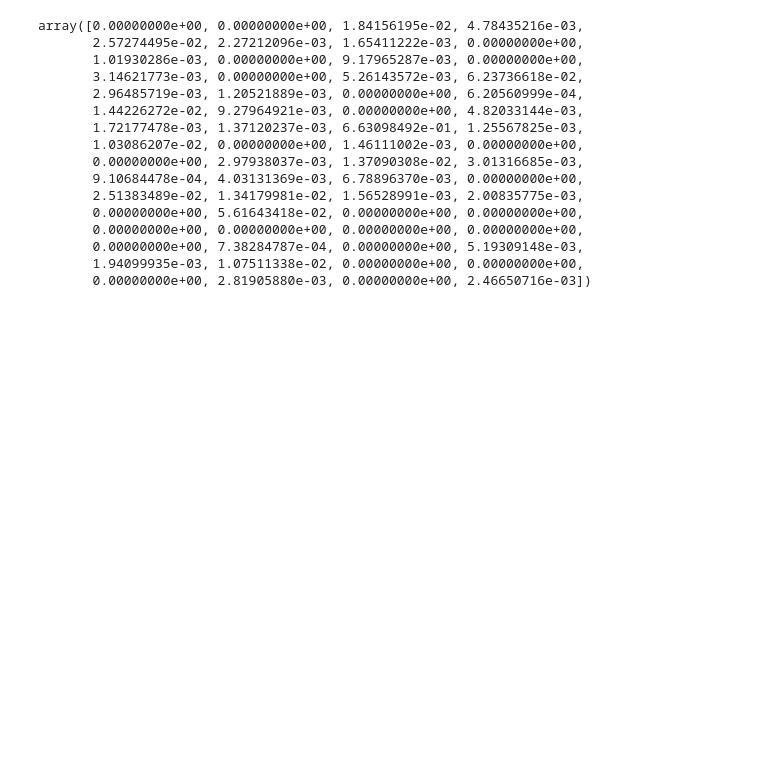
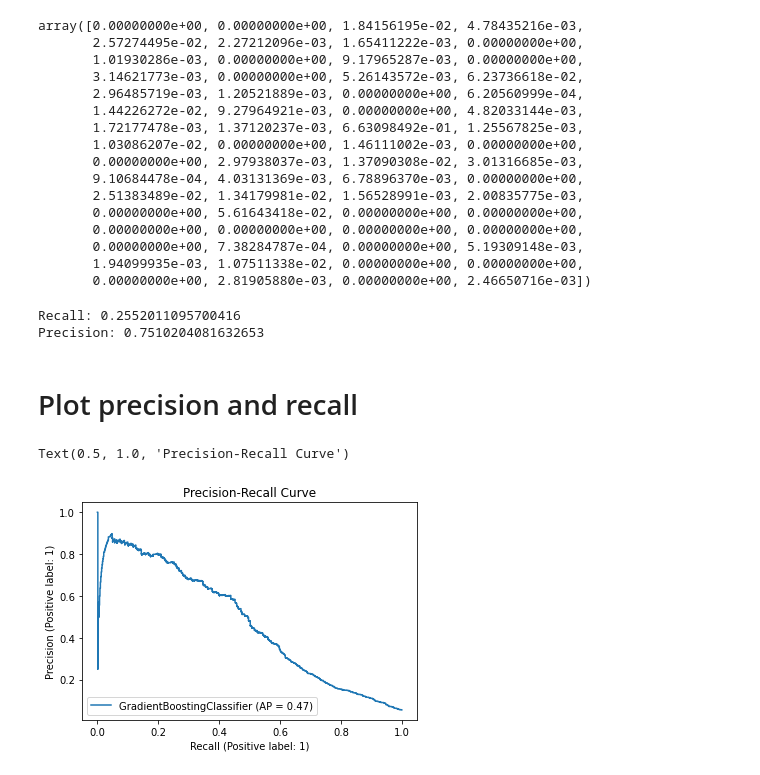
Before and after one commit to bSharpCyclist/MSDS-7333-QTW, a Jupyter notebook: Fabio_Case_4 copy.ipynb, the cells around one changed output. Drawn from its saved outputs; the diff is of its cells as text; code cells hidden in the pictures; blank space fills up the shorter version.

```diff
--- a/Fabio_Case_4 copy.ipynb
+++ b/Fabio_Case_4 copy.ipynb
@@ -365,0 +387,15 @@ array([0.00000000e+00, 0.00000000e+00, 1.84156195e-02, 4.78435216e-03,
+# %%
+# Precision and recall
+print("Recall:", recall_score(y_test, y_hat_G, pos_label="1", average='binary'))
+print("Precision:", precision_score(y_test, y_hat_G, pos_label="1", average='binary'))
+# %% [output]
+Recall: 0.2552011095700416
+Precision: 0.7510204081632653
+# %% [markdown]
+# Plot precision and recall
+# %%
+disp = plot_precision_recall_curve(clf, X_test, y_test,)
+disp.ax_.set_title('Precision-Recall Curve')
+# %% [output]
+Text(0.5, 1.0, 'Precision-Recall Curve')
+[figure, added]
```
Also changed, not shown: parts of 14 cells of this notebook.
